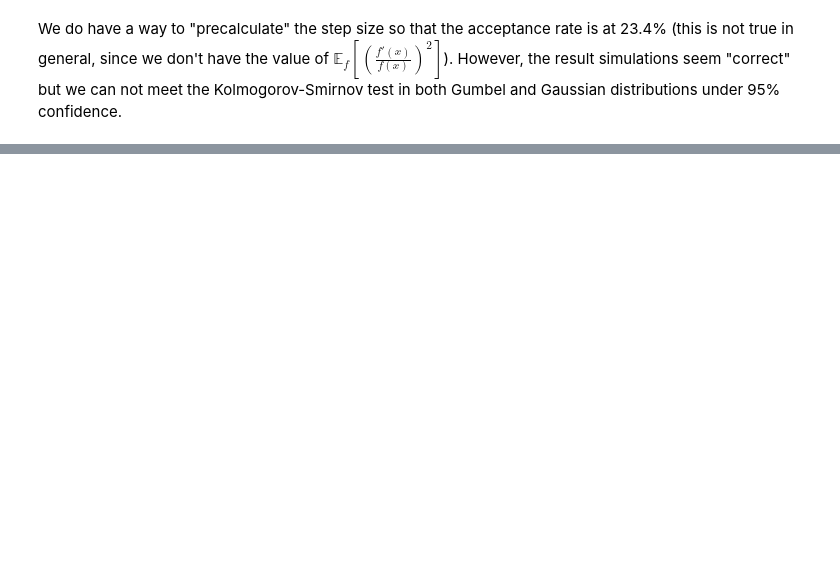
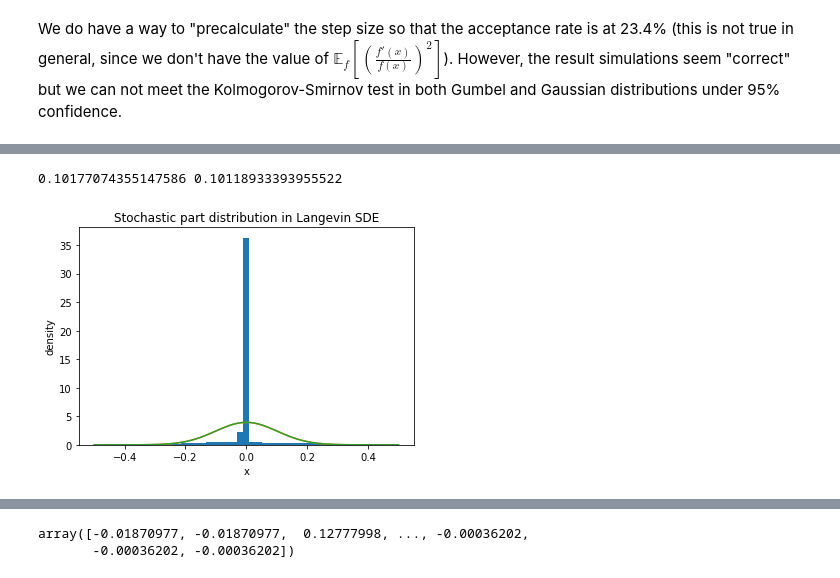
Before and after one commit to pinnertw/random_walk_metropolis, a Jupyter notebook: Metropolis_Algo-Peng-Wei_CHEN.ipynb, the cells around one changed output, grey strips where cells are left out. Saved outputs shown, nothing was run; the diff lists cells and outputs as text; code cells hidden in the pictures; blank space fills up the shorter version.

```diff
--- a/Metropolis_Algo-Peng-Wei_CHEN.ipynb
+++ b/Metropolis_Algo-Peng-Wei_CHEN.ipynb
@@ -338,0 +373,9 @@ array([-0.01870977, -0.01870977,  0.12777998, ..., -0.00036202,
+# %%
+%%time
+I = 1
+l = 2.38 / np.sqrt(I)
+instance = Metropolis(n=128, m=int(1e4), l=l, f=f_gumbel)()
+instance.check_langevin(f = f_gumbel, f_der = f_gumbel_der, l=l, I=I, cut=50)
+# %% [output]
+0.10177074355147586 0.10118933393955522
+[figure, added]
@@ -338,0 +384,2 @@ array([-0.01870977, -0.01870977,  0.12777998, ..., -0.00036202,
+array([-0.01870977, -0.01870977,  0.12777998, ..., -0.00036202,
+       -0.00036202, -0.00036202])
```
Also changed, not shown: parts of 23 cells of this notebook.
